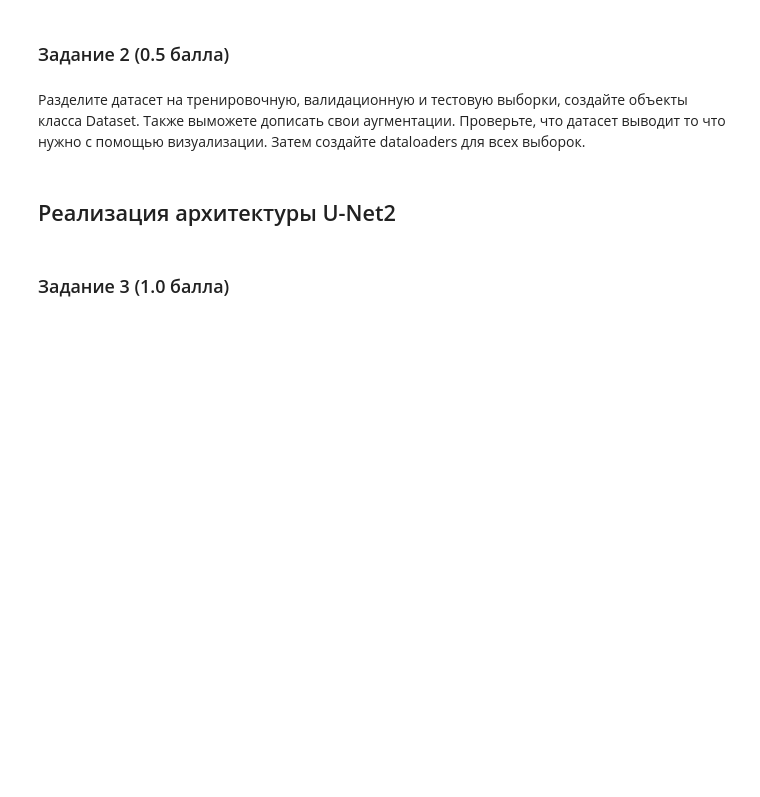
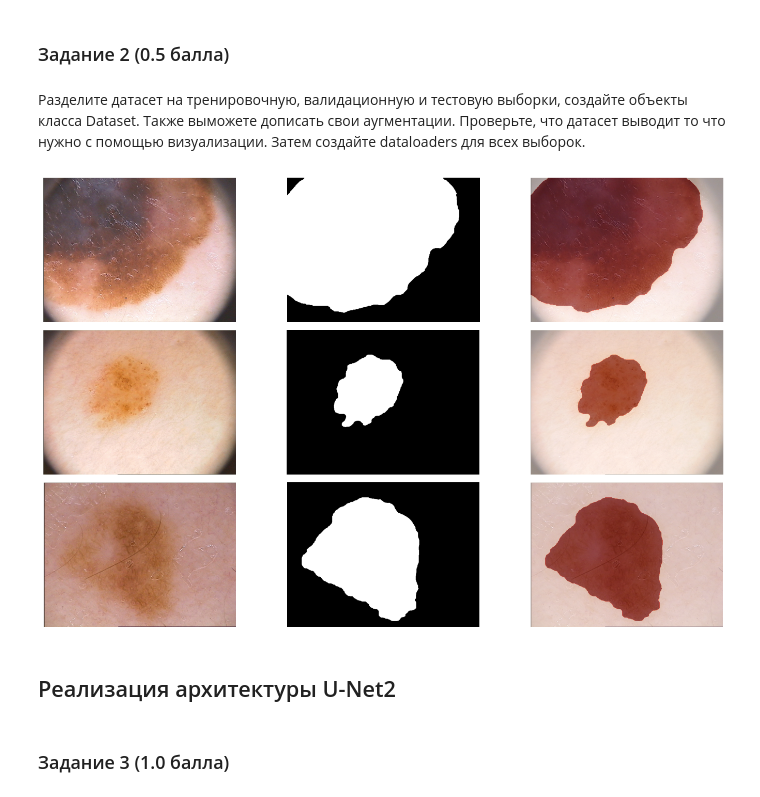
Before and after one commit to br0fire/HSE_CV, a Jupyter notebook: HW3/ДЗ_3_Семантическая_сегментация.ipynb, the cells around one changed output. Drawn from its saved outputs; the diff is of its cells as text; code cells hidden in the pictures; blank space fills up the shorter version.

```diff
--- a/HW3/ДЗ_3_Семантическая_сегментация.ipynb
+++ b/HW3/ДЗ_3_Семантическая_сегментация.ipynb
@@ -116,3 +153,32 @@ train_dataset = HumanDataset(...)
+# %%
+import random
+
+random.shuffle(images)
+split_index = int(0.8 * len(images))
+train_paths = images[:split_index]
+val_paths = images[split_index:]
+
+# TODO: создайте объекты класса HumanDataset для каждой выборки
+train_dataset = HumanDataset(train_paths)
+val_dataset = HumanDataset(val_paths)
+# %%
+# TODO: визуализируйте элементы датасета
+num_samples = 3
+fig, axes = plt.subplots(num_samples, 3, figsize=(15, num_samples * 3))
+for i in range(num_samples):
+    img, mask = train_dataset[random.randint(0, len(train_dataset)-1)]
+    img_rgb = cv2.cvtColor((img * 255).astype(np.uint8), cv2.COLOR_BGR2RGB)
+    axes[i, 0].imshow(img_rgb)
+    axes[i, 0].axis('off')
+    axes[i, 1].imshow(mask.squeeze(), cmap='gray')
+    axes[i, 1].axis('off')
+    axes[i, 2].imshow(img_rgb)
+    axes[i, 2].imshow(mask.squeeze(), cmap='Reds', alpha=0.5)
+    axes[i, 2].axis('off')
+plt.tight_layout()
+plt.show()
+# %% [output]
+[figure, added]
 # %%
 # TODO: создайте даталодеры для ваших выборок
 # Hint: обратите внимание, что валидационную выборку не нужно перемешивать, а батчи должны быть одного размера (в том числе последний)
```
Also changed, not shown: parts of 7 cells of this notebook, 43 other files.
